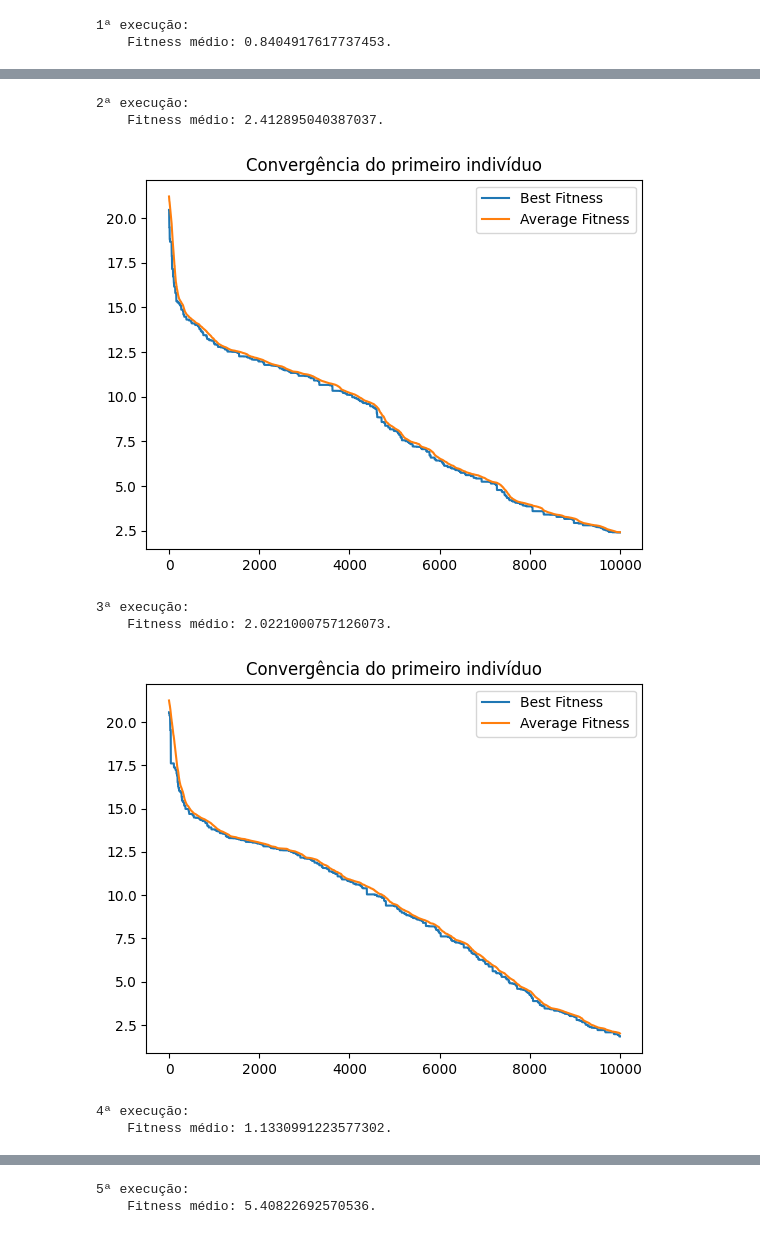
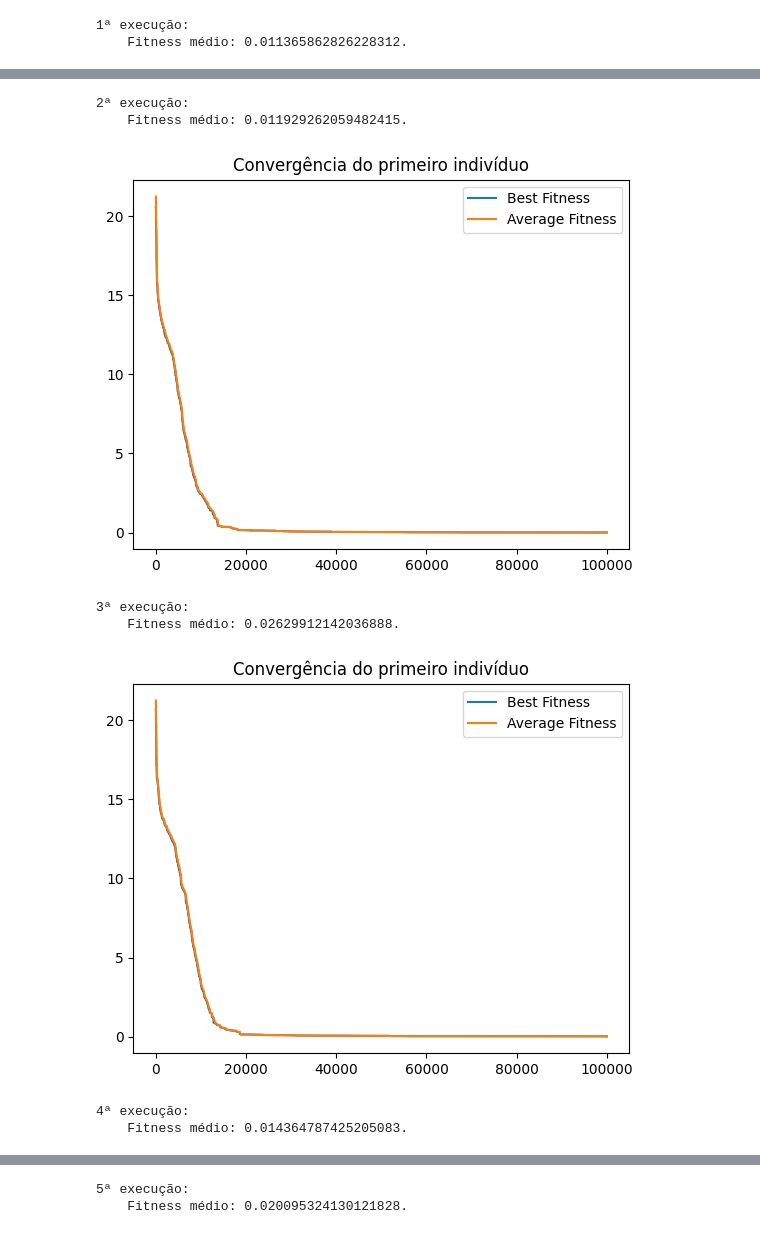
Before and after one commit to ajtfj/functions-optmization-GA, a Jupyter notebook: analysis.ipynb, the cells around one changed output, grey strips where cells are left out. Drawn from its saved outputs; the diff is of its cells as text; code cells hidden in the pictures.

Commit message:
Run with more evaluations

```diff
--- a/analysis.ipynb
+++ b/analysis.ipynb
@@ -8,13 +8,13 @@ from SchwefelOptimization import SchwefelOptimization
 import numpy as np
 import matplotlib.pyplot as plt
 # %%
-def analyse(optimization: Optimization):
+def analyse(optimization: Optimization, evaluations=10000):
     convergedCount = 0
     runEvaluation = []
     runFitness = []
 
     for i in range(5):
-        evaluation, best_fitness_history, average_fitness_history = find_solution(optimization)
+        evaluation, best_fitness_history, average_fitness_history = find_solution(optimization, evaluations)
         averageFitness = average_fitness_history[-1]
 
 
@@ -47,7 +47,7 @@ ackleyOptimization = AckleyOptimization(
     crossover_rate = 0.9,
     gene_mutation_rate=0.1,
 )
-analyse(ackleyOptimization)
+analyse(ackleyOptimization, 100000)
 # %% [output]
 1ª execução:
-    Fitness médio: 0.8404917617737453.
+    Fitness médio: 0.011365862826228312.
@@ -55,8 +55,8 @@ analyse(ackleyOptimization)
 2ª execução:
-    Fitness médio: 2.412895040387037.
+    Fitness médio: 0.011929262059482415.
-[figure, old version]
+[figure, new version]
 3ª execução:
-    Fitness médio: 2.0221000757126073.
+    Fitness médio: 0.02629912142036888.
-[figure, old version]
+[figure, new version]
 4ª execução:
-    Fitness médio: 1.1330991223577302.
+    Fitness médio: 0.014364787425205083.
@@ -64,2 +64,2 @@ analyse(ackleyOptimization)
 5ª execução:
-    Fitness médio: 5.40822692570536.
+    Fitness médio: 0.020095324130121828.
```
Also changed, not shown: parts of 4 cells of this notebook, 2 other files.
